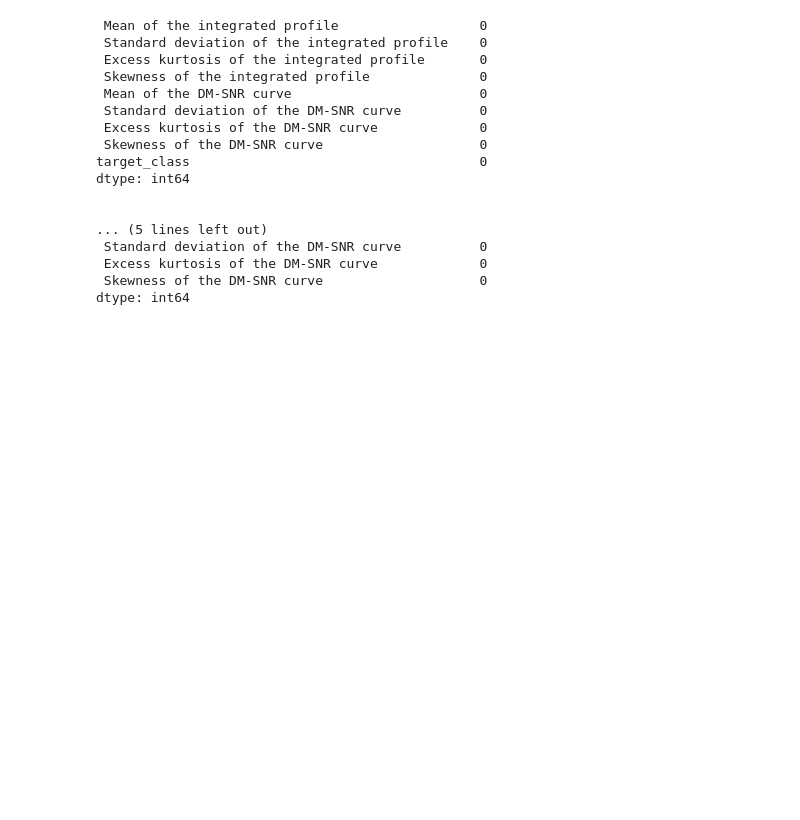
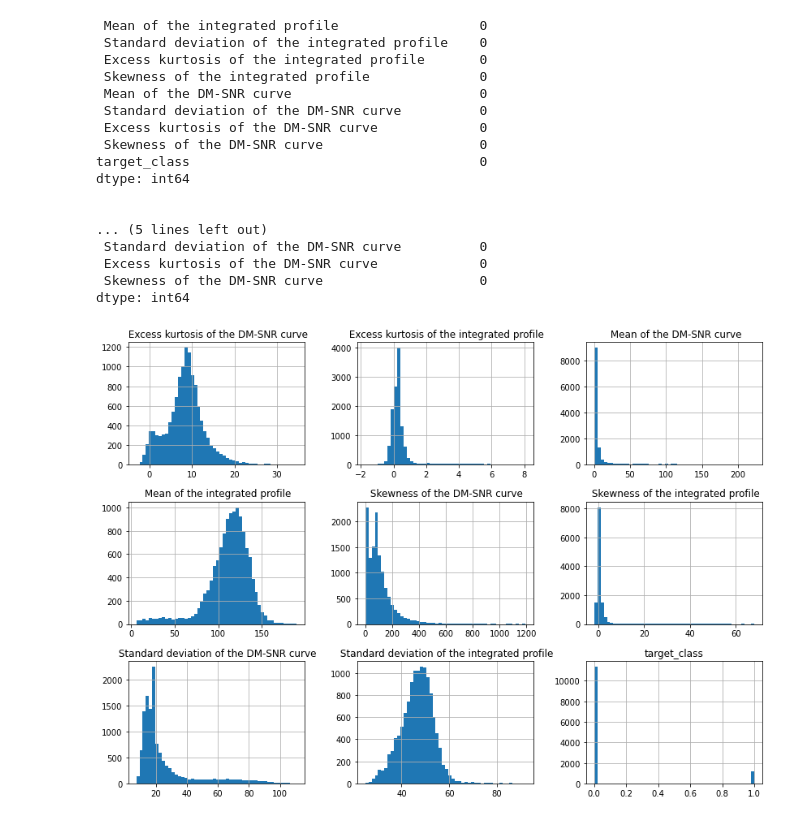
Before and after one commit to Nextgen-AI-solutions/Kaggle_challenges, a Jupyter notebook: pulsar_star_dataset/star.ipynb, the cells around one changed output. Cells and saved outputs as stored; diff of their text form; code cells hidden in the pictures; blank space fills up the shorter version.

Commit message:
EDA and plots

```diff
--- a/pulsar_star_dataset/star.ipynb
+++ b/pulsar_star_dataset/star.ipynb
@@ -141,3 +142,8 @@ dtype: int64
  Excess kurtosis of the DM-SNR curve             0
  Skewness of the DM-SNR curve                    0
 dtype: int64
+# %%
+train_df.hist(bins=50,figsize=(14,10))
+plt.show()
+# %% [output]
+[figure, added]
```
Also changed, not shown: parts of 15 cells of this notebook.
